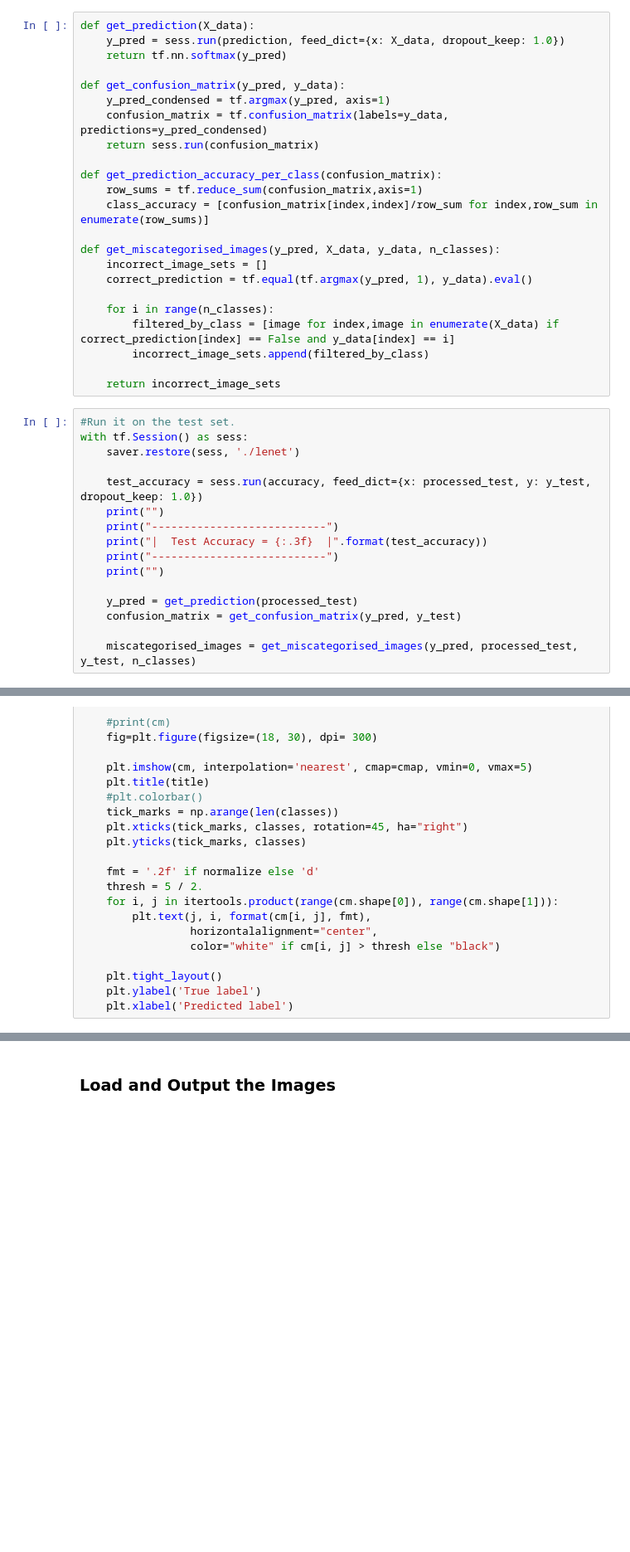
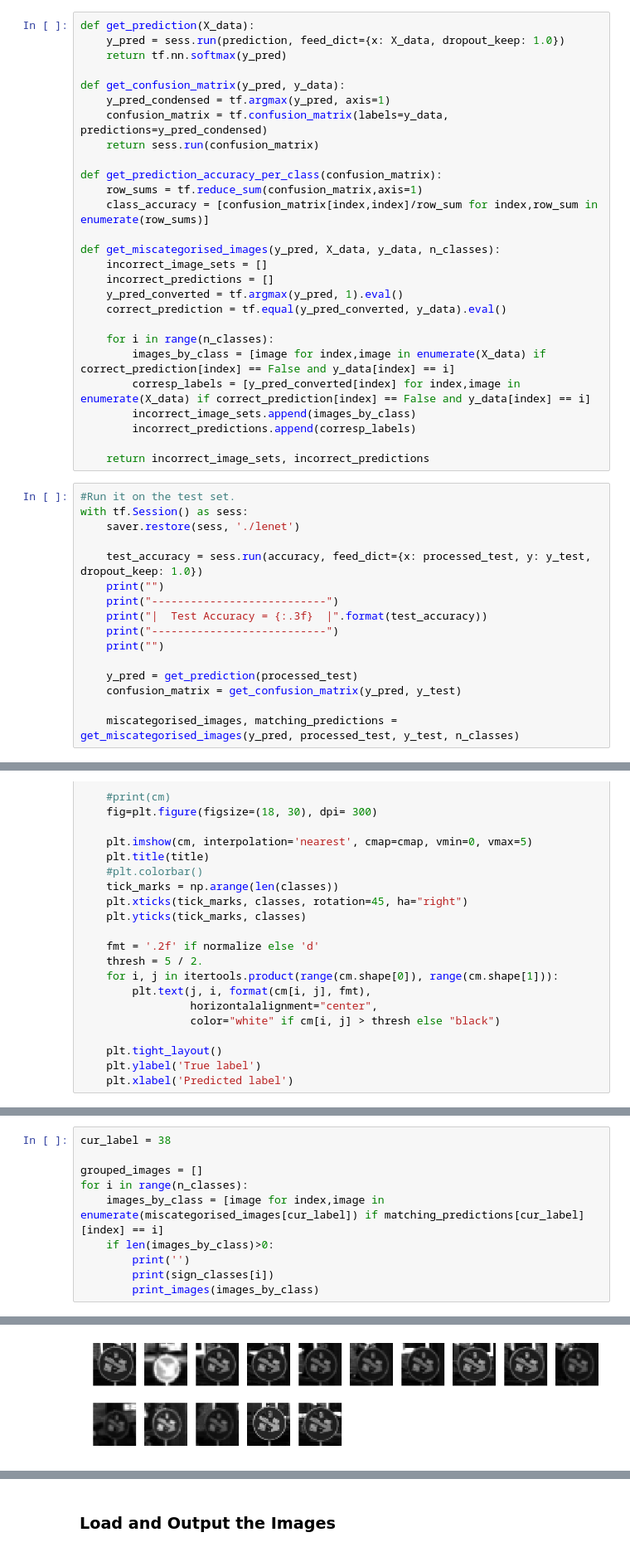
Before and after one commit to MarkDekker/CarND-Traffic-Sign-Classifier-Project, a Jupyter notebook: Traffic_Sign_Classifier.ipynb, the cells around one changed output, grey strips where cells are left out. Shown at 83% size. Saved outputs shown, nothing was run; the diff lists cells and outputs as text; blank space fills up the shorter version.

```diff
--- a/Traffic_Sign_Classifier.ipynb
+++ b/Traffic_Sign_Classifier.ipynb
@@ -562,13 +607,17 @@ def get_prediction_accuracy_per_class(confusion_matrix):
 
 def get_miscategorised_images(y_pred, X_data, y_data, n_classes):
     incorrect_image_sets = []
-    correct_prediction = tf.equal(tf.argmax(y_pred, 1), y_data).eval()
+    incorrect_predictions = []
+    y_pred_converted = tf.argmax(y_pred, 1).eval()
+    correct_prediction = tf.equal(y_pred_converted, y_data).eval()
 
     for i in range(n_classes):
-        filtered_by_class = [image for index,image in enumerate(X_data) if correct_prediction[index] == False and y_data[index] == i]
-        incorrect_image_sets.append(filtered_by_class)
+        images_by_class = [image for index,image in enumerate(X_data) if correct_prediction[index] == False and y_data[index] == i]
+        corresp_labels = [y_pred_converted[index] for index,image in enumerate(X_data) if correct_prediction[index] == False and y_data[index] == i]
+        incorrect_image_sets.append(images_by_class)
+        incorrect_predictions.append(corresp_labels)
 
-    return incorrect_image_sets
+    return incorrect_image_sets, incorrect_predictions
 # %%
 #Run it on the test set.
 with tf.Session() as sess:
@@ -584,7 +633,7 @@ with tf.Session() as sess:
     y_pred = get_prediction(processed_test)
     confusion_matrix = get_confusion_matrix(y_pred, y_test)
 
-    miscategorised_images = get_miscategorised_images(y_pred, processed_test, y_test, n_classes)
+    miscategorised_images, matching_predictions = get_miscategorised_images(y_pred, processed_test, y_test, n_classes)
 # %% [output]
 INFO:tensorflow:Restoring parameters from ./lenet
 
@@ -642,0 +688,11 @@ print_images(miscategorised_images[38])
+# %%
+cur_label = 38
+
+grouped_images = []
+for i in range(n_classes):
+    images_by_class = [image for index,image in enumerate(miscategorised_images[cur_label]) if matching_predictions[cur_label][index] == i]
+    if len(images_by_class)>0:
+        print('')
+        print(sign_classes[i])
+        print_images(images_by_class)
+# %% [output]
@@ -642,0 +700 @@ print_images(miscategorised_images[38])
+[figure, added]
```
Also changed, not shown: parts of 15 cells of this notebook.
